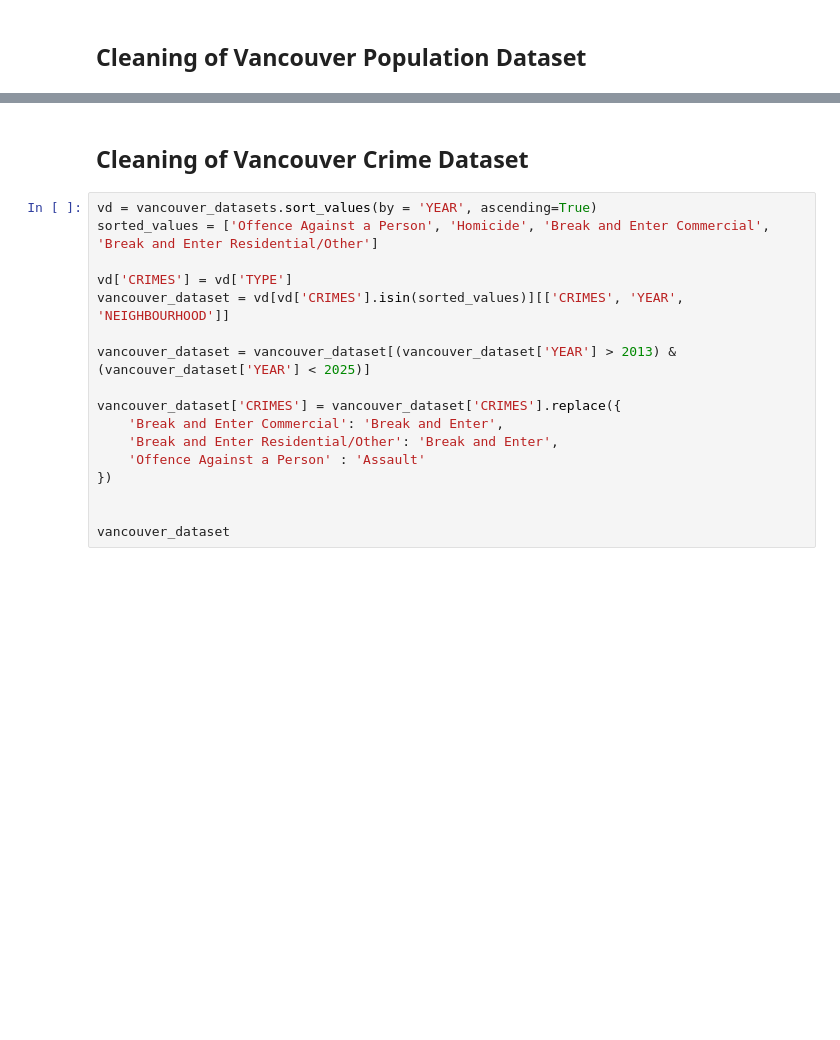
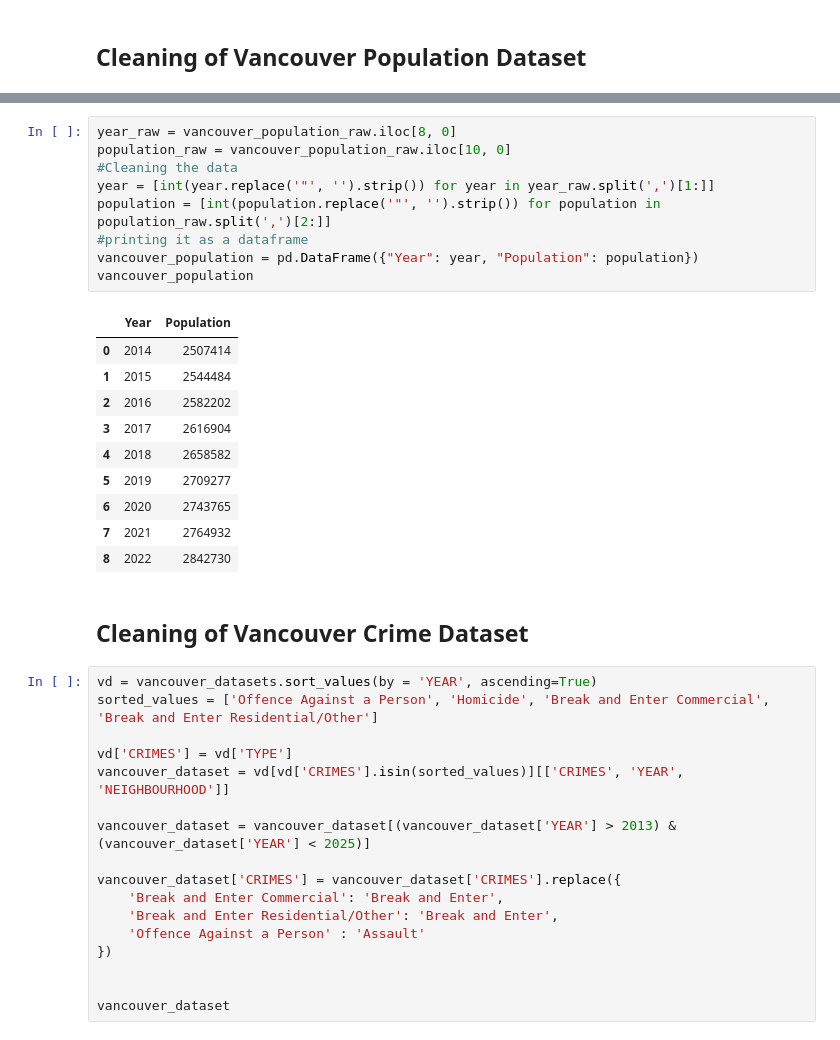
Before and after one commit to riggedjoker/CrimeAnalysis_Canada_Project, a Jupyter notebook: jupyter-notebook/crime_analysis.ipynb, the cells around one changed output, grey strips where cells are left out. Drawn from its saved outputs; the diff is of its cells as text; blank space fills up the shorter version.

```diff
--- a/jupyter-notebook/crime_analysis.ipynb
+++ b/jupyter-notebook/crime_analysis.ipynb
@@ -34,3 +40,23 @@ vancouver_population
+# %%
+year_raw = vancouver_population_raw.iloc[8, 0]
+population_raw = vancouver_population_raw.iloc[10, 0]
+#Cleaning the data
+year = [int(year.replace('"', '').strip()) for year in year_raw.split(',')[1:]]
+population = [int(population.replace('"', '').strip()) for population in population_raw.split(',')[2:]]
+#printing it as a dataframe
+vancouver_population = pd.DataFrame({"Year": year, "Population": population})
+vancouver_population
+# %% [output]
+|  | Year | Population |
+| 0 | 2014 | 2507414 |
+| 1 | 2015 | 2544484 |
+| 2 | 2016 | 2582202 |
+| 3 | 2017 | 2616904 |
+| 4 | 2018 | 2658582 |
+| 5 | 2019 | 2709277 |
+| 6 | 2020 | 2743765 |
+| 7 | 2021 | 2764932 |
+| 8 | 2022 | 2842730 |
 # %% [markdown]
 <h2> Cleaning of Vancouver Crime Dataset</h2>
 # %%
```
Also changed, not shown: parts of 4 cells of this notebook.
